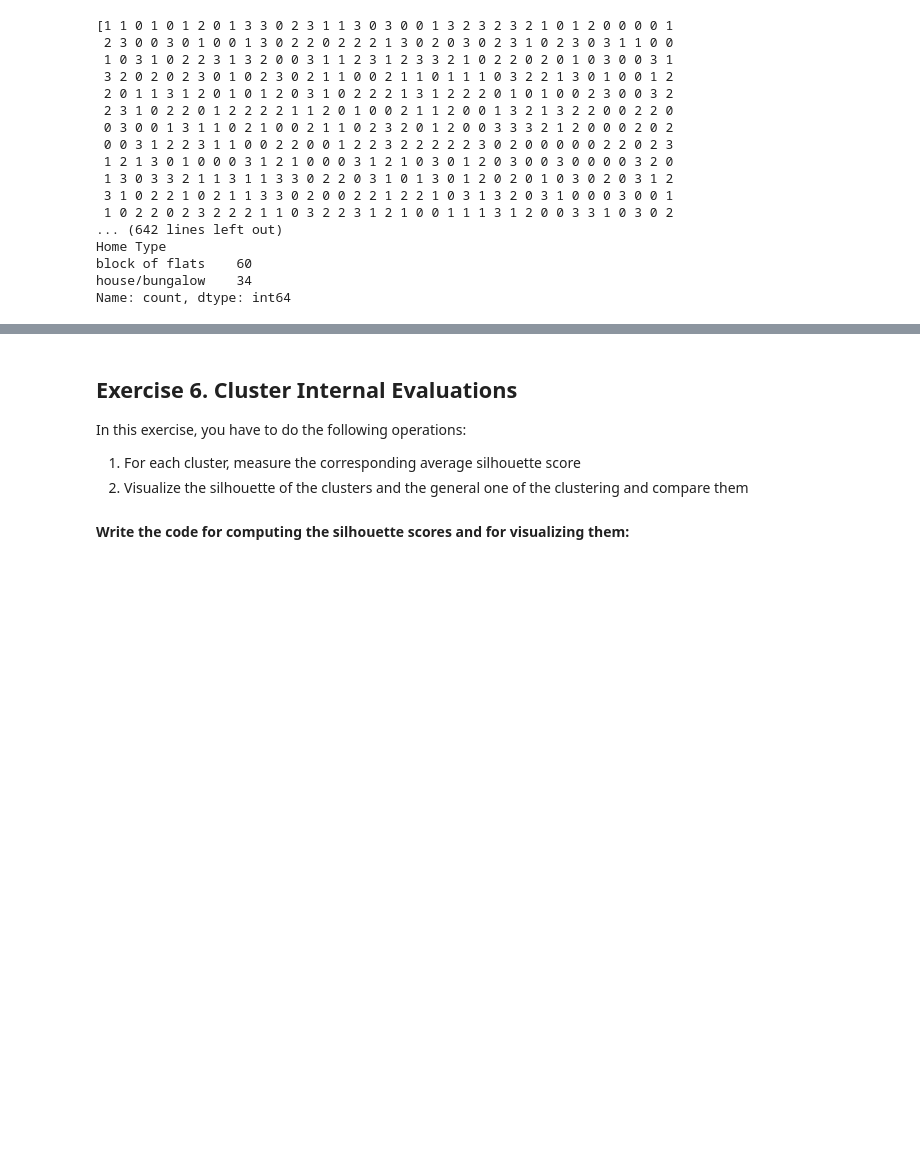
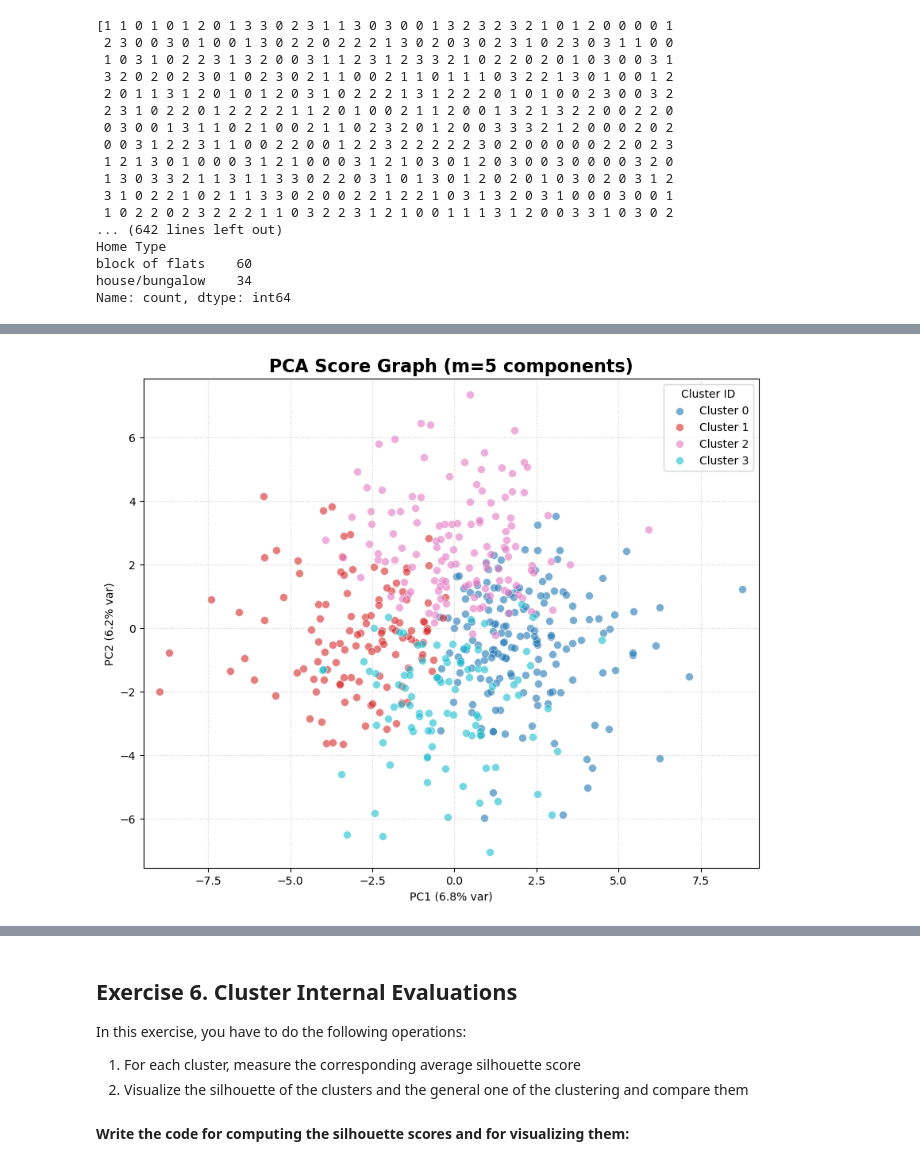
Before and after one commit to leonardopassafiume/PCA_Analysis, a Jupyter notebook: HWpca_Baiocchi_Passafiume.ipynb, the cells around one changed output, grey strips where cells are left out. Saved outputs shown, nothing was run; the diff lists cells and outputs as text; code cells hidden in the pictures; blank space fills up the shorter version.

```diff
--- a/HWpca_Baiocchi_Passafiume.ipynb
+++ b/HWpca_Baiocchi_Passafiume.ipynb
@@ -934,0 +898,83 @@ plt.show()
+# %%
+import matplotlib.pyplot as plt
+import numpy as np
+
+# ---------------------------------------------------------
+# 1. PREPARAZIONE DATI
+# ---------------------------------------------------------
+# Prendiamo le prime 2 colonne, utile nel caso m > 2
+X = responses_ft_pp_reduced[:, :2]
+
+# Assumiamo che tu abbia una variabile con le etichette.
+# Se si chiama diversamente (es. kmeans.labels_), modificala qui:
+# cluster_labels = kmeans.labels_
+if 'cluster_labels' not in locals():
+    raise NameError("Attenzione: devi aver definito 'cluster_labels' (le etichette dei gruppi) prima di eseguire questo grafico!")
+
+unique_labels = np.unique(cluster_labels)
+n_clusters = len(unique_labels)
+
+# Colormap e limiti assi
+colors = plt.cm.tab10(np.linspace(0, 1, n_clusters))
+color_map = dict(zip(unique_labels, colors))
+
+x_min, x_max = X[:, 0].min() - 0.5, X[:, 0].max() + 0.5
+y_min, y_max = X[:, 1].min() - 0.5, X[:, 1].max() + 0.5
+
+# Recuperiamo la varianza spiegata per le etichette degli assi
+var_ratio = pca_reduced.explained_variance_ratio_
+
+# ---------------------------------------------------------
+# 2. SCORE GRAPH UNICO
+# ---------------------------------------------------------
+plt.figure(figsize=(10, 8))
+
+for label in unique_labels:
+    mask = (cluster_labels == label)
+    plt.scatter(X[mask, 0], X[mask, 1],
+                color=color_map[label],
+                label=f'Cluster {label}',
+                alpha=0.6, s=50, edgecolor='w', linewidth=0.5)
+
+plt.title(f"PCA Score Graph (m={len(var_ratio)} components)", fontsize=16, fontweight='bold')
+plt.xlabel(f"PC1 ({var_ratio[0]:.1%} var)")
+plt.ylabel(f"PC2 ({var_ratio[1]:.1%} var)")
+plt.legend(title="Cluster ID")
+plt.grid(True, linestyle=':', alpha=0.6)
+plt.xlim(x_min, x_max)
+plt.ylim(y_min, y_max)
+plt.show()
+
+# ---------------------------------------------------------
+# 3. SCORE GRAPHS SEPARATI (Split View)
+# ---------------------------------------------------------
+n_cols = 2
+n_rows = int(np.ceil(n_clusters / n_cols))
+
+fig, axes = plt.subplots(n_rows, n_cols, figsize=(12, 5 * n_rows))
+axes = axes.flatten()
+
+for i, ax in enumerate(axes):
+    if i < n_clusters:
+        label = unique_labels[i]
+        mask = (cluster_labels == label)
+
+        ax.scatter(X[mask, 0], X[mask, 1],
+                   color=color_map[label],
+                   alpha=0.7, s=40)
+
+        ax.set_title(f"Cluster {label}", fontsize=14)
+        ax.grid(True, linestyle=':', alpha=0.4)
+        ax.set_xlim(x_min, x_max)
+        ax.set_ylim(y_min, y_max)
+
+        if i % n_cols == 0: ax.set_ylabel(f"PC2 ({var_ratio[1]:.1%})")
+        if i >= n_clusters - n_cols: ax.set_xlabel(f"PC1 ({var_ratio[0]:.1%})")
+    else:
+        ax.axis('off')
+
+plt.suptitle("Cluster Separation View", fontsize=16, y=1.02)
+plt.tight_layout()
+plt.show()
+# %% [output]
+[figure, added]
```
Also changed, not shown: parts of 10 cells of this notebook.
